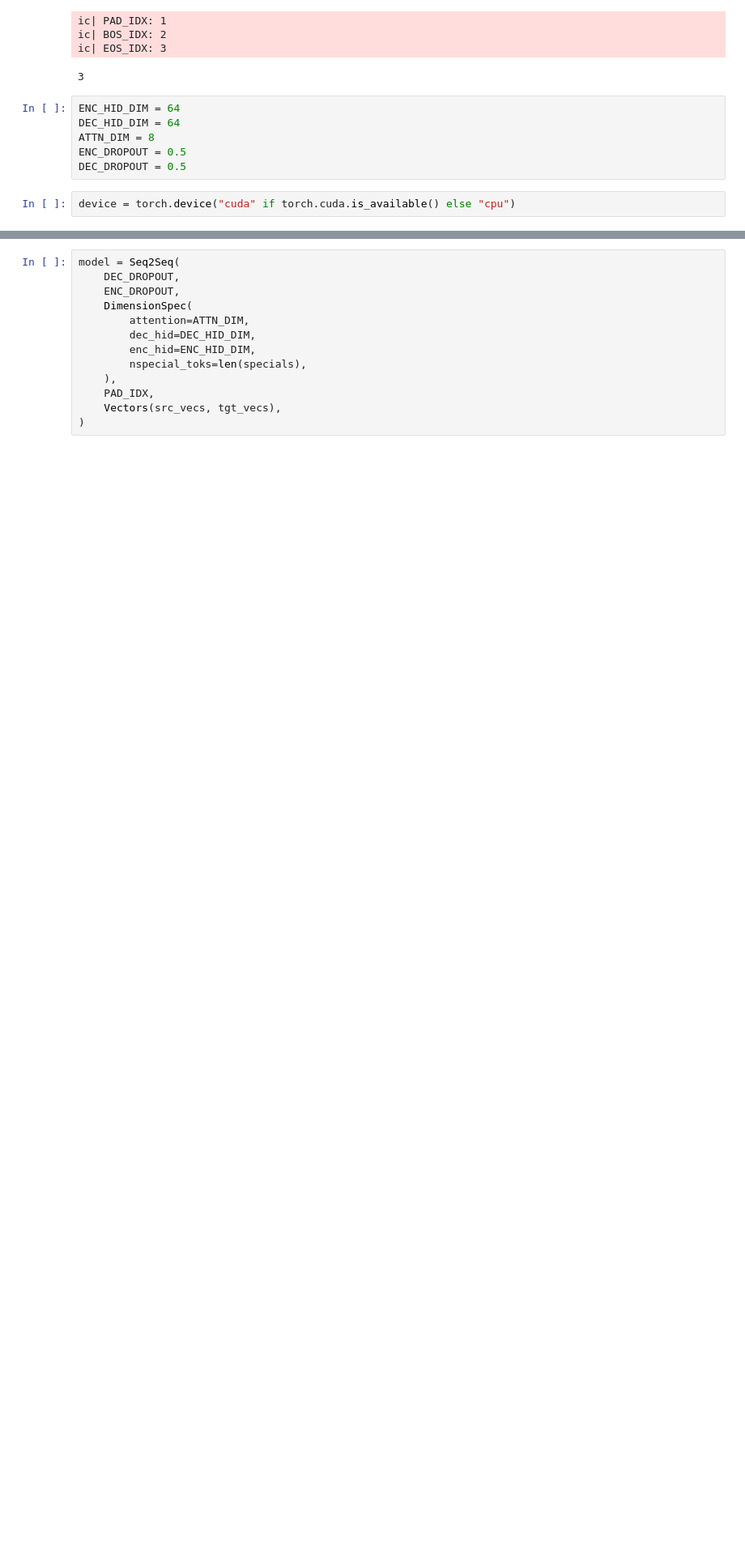
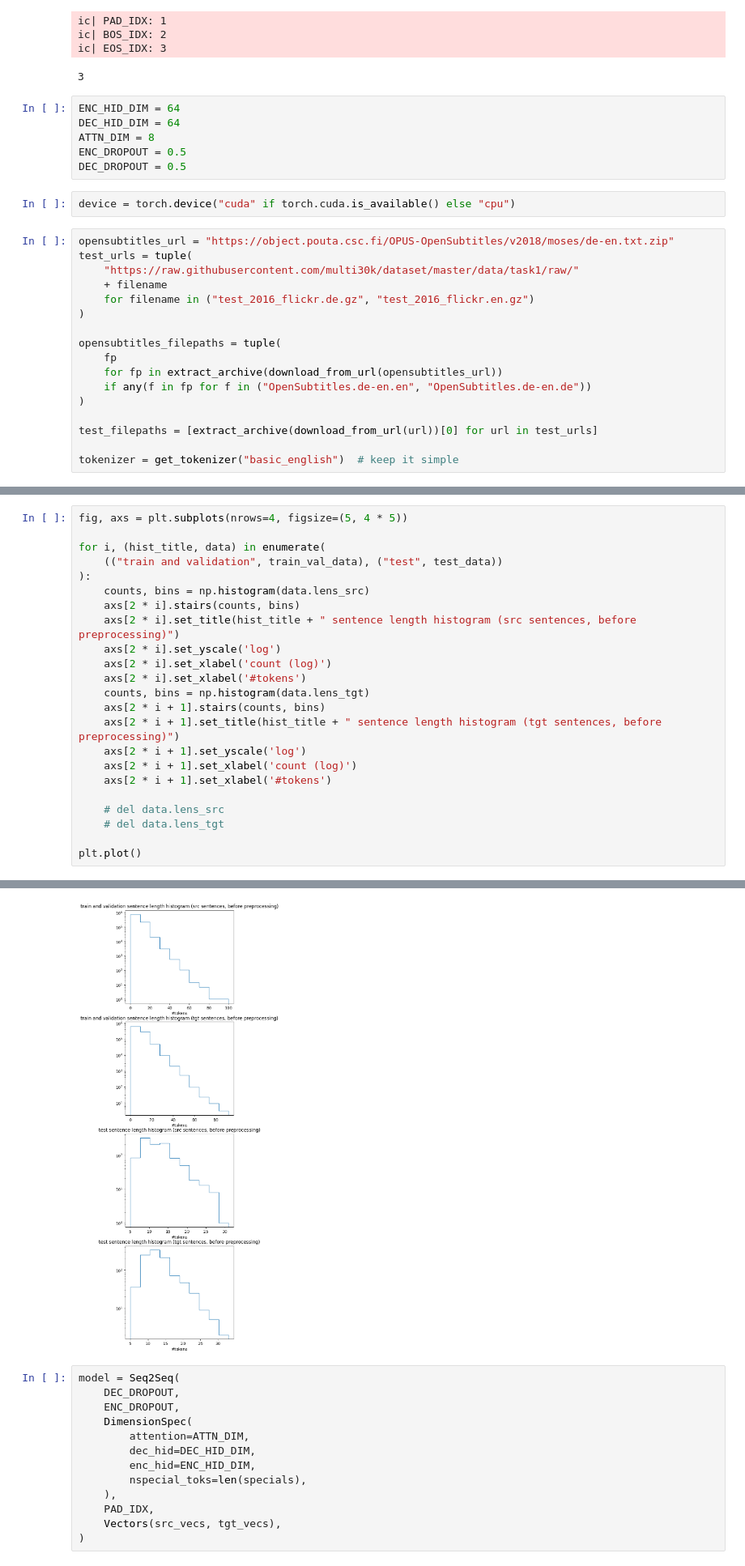
Before and after one commit to madziejm/0nmt, a Jupyter notebook: notebooks/playground.ipynb, the cells around one changed output, grey strips where cells are left out. Shown at 81% size. Drawn from its saved outputs; the diff is of its cells as text; blank space fills up the shorter version.

Commit message:
Preprocess dataset

```diff
--- a/notebooks/playground.ipynb
+++ b/notebooks/playground.ipynb
@@ -156,3 +134,20 @@ ENC_DROPOUT = 0.5
 DEC_DROPOUT = 0.5
 # %%
 device = torch.device("cuda" if torch.cuda.is_available() else "cpu")
+# %%
+opensubtitles_url = "https://object.pouta.csc.fi/OPUS-OpenSubtitles/v2018/moses/de-en.txt.zip"
+test_urls = tuple(
+    "https://raw.githubusercontent.com/multi30k/dataset/master/data/task1/raw/"
+    + filename
+    for filename in ("test_2016_flickr.de.gz", "test_2016_flickr.en.gz")
+)
+
+opensubtitles_filepaths = tuple(
+    fp
+    for fp in extract_archive(download_from_url(opensubtitles_url))
+    if any(f in fp for f in ("OpenSubtitles.de-en.en", "OpenSubtitles.de-en.de"))
+)
+
+test_filepaths = [extract_archive(download_from_url(url))[0] for url in test_urls]
+
+tokenizer = get_tokenizer("basic_english")  # keep it simple
@@ -176,0 +240,24 @@ test_data = data_process(test_filepaths)
+# %%
+fig, axs = plt.subplots(nrows=4, figsize=(5, 4 * 5))
+
+for i, (hist_title, data) in enumerate(
+    (("train and validation", train_val_data), ("test", test_data))
+):
+    counts, bins = np.histogram(data.lens_src)
+    axs[2 * i].stairs(counts, bins)
+    axs[2 * i].set_title(hist_title + " sentence length histogram (src sentences, before preprocessing)")
+    axs[2 * i].set_yscale('log')
+    axs[2 * i].set_xlabel('count (log)')
+    axs[2 * i].set_xlabel('#tokens')
+    counts, bins = np.histogram(data.lens_tgt)
+    axs[2 * i + 1].stairs(counts, bins)
+    axs[2 * i + 1].set_title(hist_title + " sentence length histogram (tgt sentences, before preprocessing)")
+    axs[2 * i + 1].set_yscale('log')
+    axs[2 * i + 1].set_xlabel('count (log)')
+    axs[2 * i + 1].set_xlabel('#tokens')
+
+    # del data.lens_src
+    # del data.lens_tgt
+
+plt.plot()
+# %% [output]
@@ -177,3 +265,4 @@ test_data = data_process(test_filepaths)
+[figure, added]
 # %%
 model = Seq2Seq(
     DEC_DROPOUT,
```
Also changed, not shown: parts of 7 cells of this notebook.
